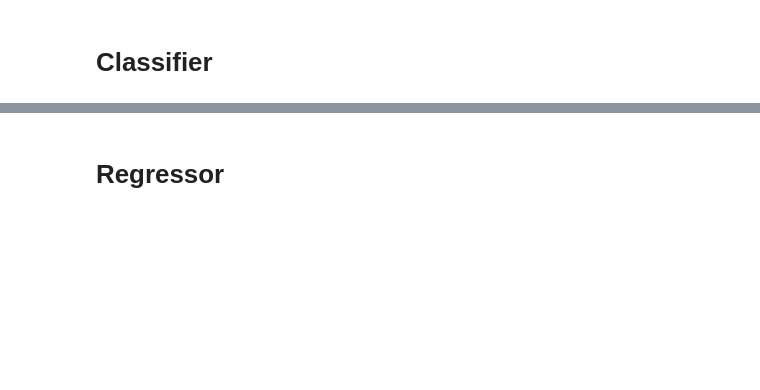
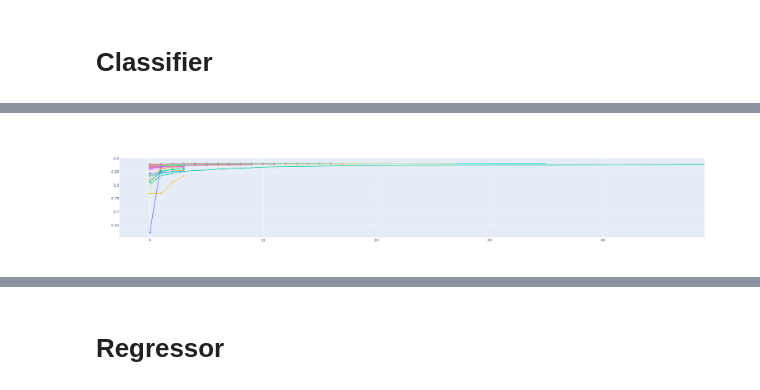
Before and after one commit to gilad-rubin/hypster, a Jupyter notebook: main.ipynb, the cells around one changed output, grey strips where cells are left out. Drawn from its saved outputs; the diff is of its cells as text; code cells hidden in the pictures; blank space fills up the shorter version.

```diff
--- a/main.ipynb
+++ b/main.ipynb
@@ -73,19 +415,19 @@ if dataset=="adult":
     y_train = pd.read_pickle("./data/adult_y_train.pkl")
     X_test = pd.read_pickle("./data/adult_X_test.pkl")
     y_test = pd.read_pickle("./data/adult_y_test.pkl")
-    cat_columns = X_train.select_dtypes(include="object").columns
+    cat_cols = X_train.select_dtypes(include="object").columns
 elif dataset=="newsgroup":
     X_train = load_npz("./data/X_train.npz")
     y_train = pd.read_pickle("./data/y_train.pkl")
     X_test = load_npz("./data/X_test.npz")
     y_test = pd.read_pickle("./data/y_test.pkl")
-    cat_columns=None
+    cat_cols=None
 else:
     X_train = pd.read_pickle("./data/boston_X_train.pkl")
     y_train = pd.read_pickle("./data/boston_y_train.pkl")
     X_test = pd.read_pickle("./data/boston_X_test.pkl")
     y_test = pd.read_pickle("./data/boston_y_test.pkl")
-    cat_columns = None
+    cat_cols = None
 # %%
 xgb_linear = XGBClassifierHypster(booster_list=['gblinear'], n_iter_per_round=2
                                ,param_dict={'verbosity':1})
@@ -99,7 +441,7 @@ xgb_tree = XGBClassifierHypster(booster_list=['gbtree', 'dart'],
 #sgd_estimator = SGDClassifierOptuna()
 #rf_estimator  = RFClassifierOptuna()
 # %%
-estimators = [xgb_linear, xgb_tree]#, sgd|_estimator]
+estimators = [xgb_tree] #, xgb_tree]#, sgd|_estimator]
 # %%
 sampler = optuna.integration.CmaEsSampler(n_startup_trials=30,
                       independent_sampler=TPESampler(**TPESampler.hyperopt_parameters()),
@@ -109,4 +451,4 @@ sampler = TPESampler(**TPESampler.hyperopt_parameters(), seed=SEED)
 # %%
 clf = HyPSTERClassifier(estimators, pipeline, pipe_params, save_cv_preds=True,
                         scoring="roc_auc", cv=StratifiedKFold(n_splits=3, shuffle=True, random_state=SEED), tol=1e-6,
-                        sampler=sampler, refit=False, random_state=SEED, n_jobs=-1)
+                        sampler=sampler, refit=False, random_state=SEED, max_iter=20, n_jobs=-1)
@@ -113,5 +468,5 @@ clf = HyPSTERClassifier(estimators, pipeline, pipe_params, save_cv_preds=True,
 # %%
 %%time
-clf.fit(X_train, y_train, cat_columns=cat_columns, n_trials=30)
+clf.fit(X_train, y_train, cat_columns=cat_cols, n_trials_per_estimator=100)
 # %% [output]
 XGBoost Classifier
@@ -158,3 +595,3 @@ clf.best_score_
 # %%
-plot_intermediate_values(clf.studies[0])
+plot_intermediate_values(clf.study)
 # %% [output]
@@ -162,3 +598,4 @@ plot_intermediate_values(clf.studies[0])
+[figure, added]
 # %%
 clf.best_params_
 # %% [output]
```
Also changed, not shown: parts of 91 cells of this notebook, 4 other files.
